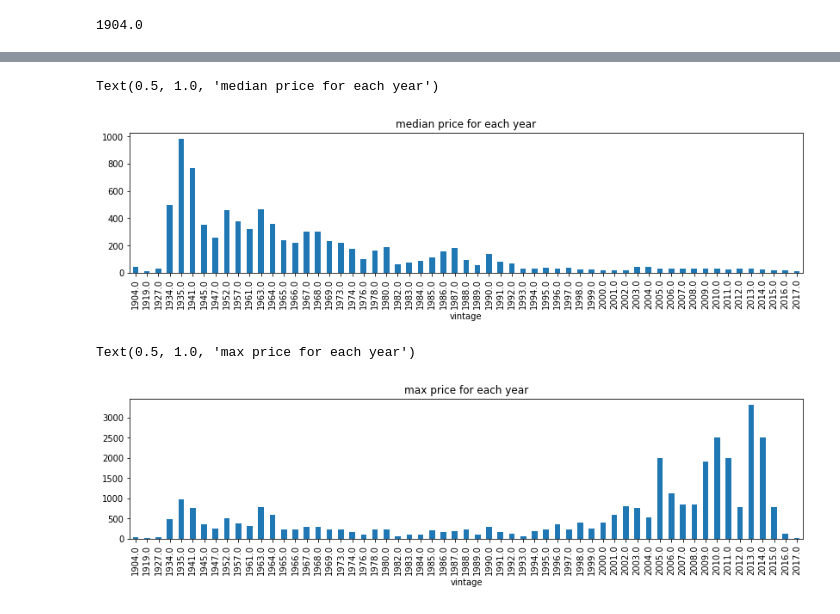
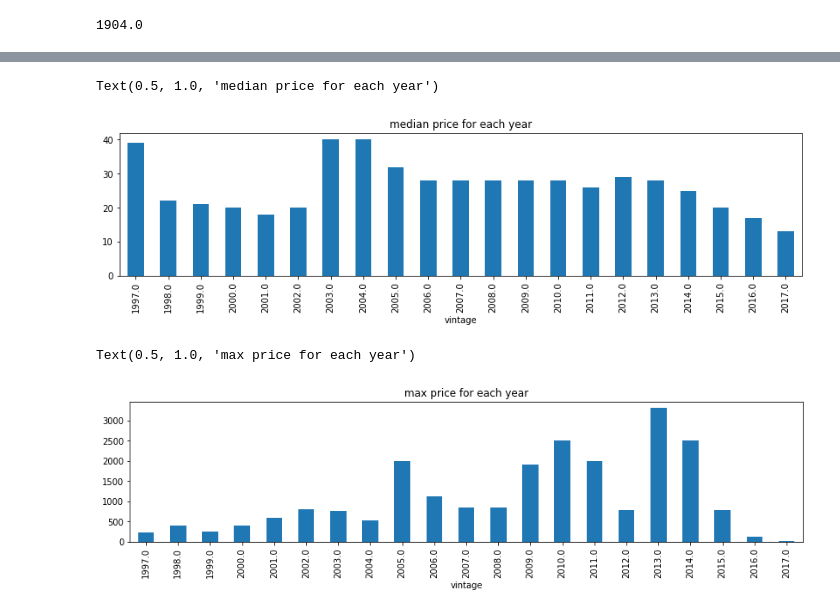
Before and after one commit to Matthew-Peng/winemag-data, a Jupyter notebook: winemag-data.ipynb, the cells around one changed output, grey strips where cells are left out. Cells and saved outputs as stored; diff of their text form; code cells hidden in the pictures.

```diff
--- a/winemag-data.ipynb
+++ b/winemag-data.ipynb
@@ -222,12 +225,12 @@ sns.jointplot(x='price', y='vintage', data=df[df['vintage']>=2000], kind='hex',
 # %%
-df.groupby(by=['vintage'])['price'].median().plot.bar(figsize = (14,3))
+df[df['vintage']>=1997].groupby(by=['vintage'])['price'].median().plot.bar(figsize = (14,3))
 plt.title('median price for each year')
 # %% [output]
 Text(0.5, 1.0, 'median price for each year')
-[figure, old version]
+[figure, new version]
 # %%
-df.groupby(by=['vintage'])['price'].max().plot.bar(figsize = (14,3))
+df[df['vintage']>=1997].groupby(by=['vintage'])['price'].max().plot.bar(figsize = (14,3))
 plt.title('max price for each year')
 # %% [output]
 Text(0.5, 1.0, 'max price for each year')
-[figure, old version]
+[figure, new version]
```
Also changed, not shown: parts of 3 cells of this notebook.
